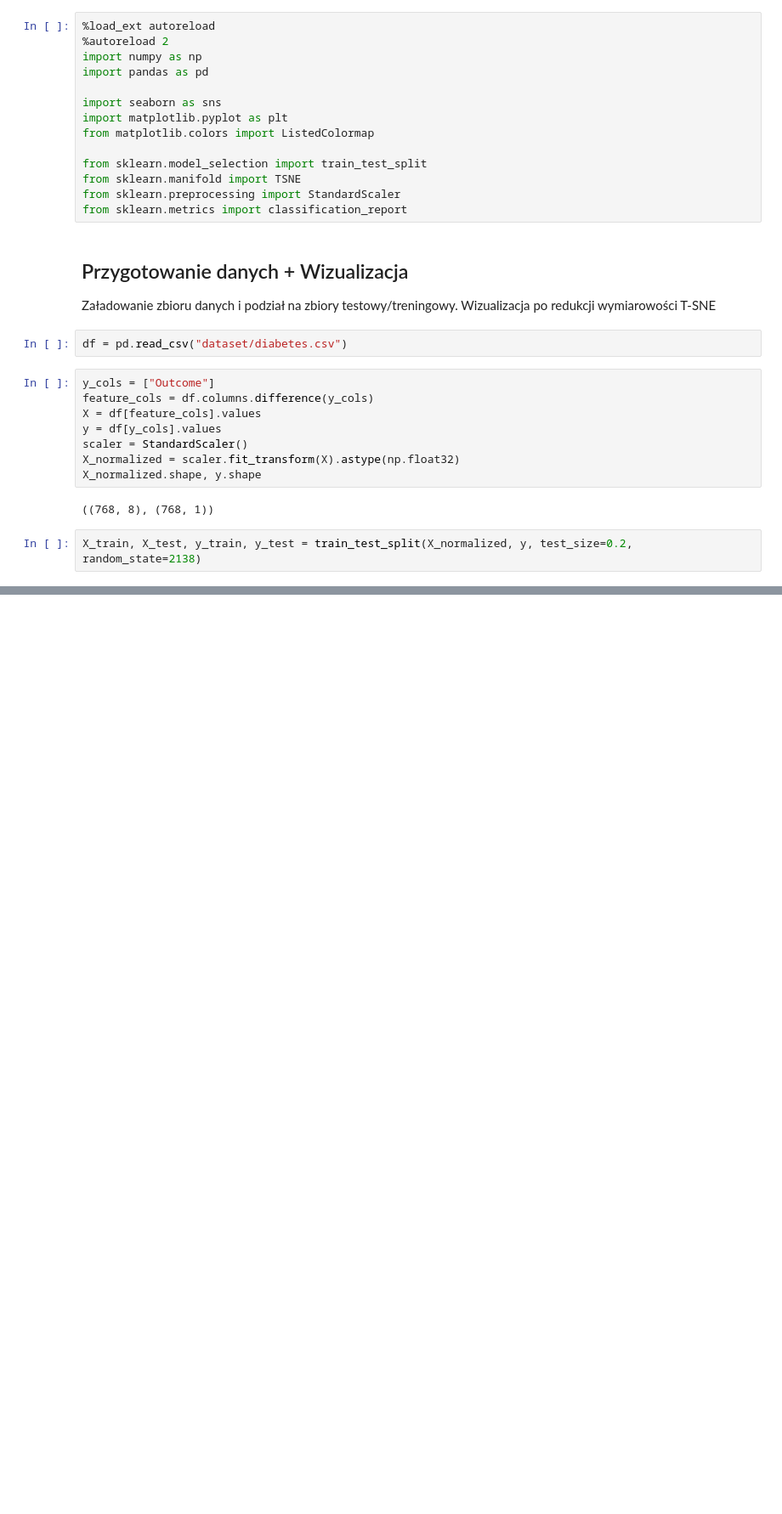
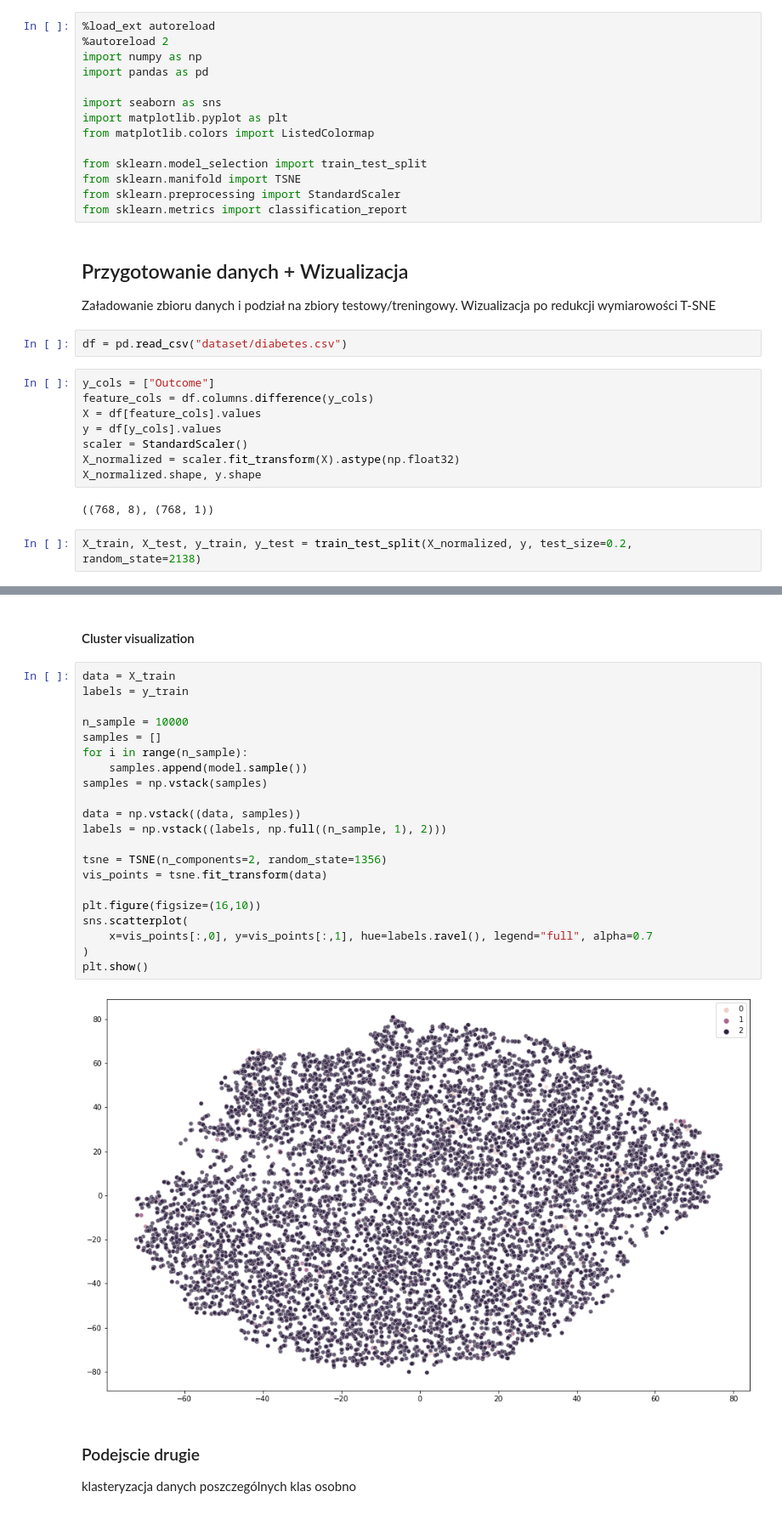
Before and after one commit to Stashq/p01-czwartek-11-Straburzynski-Raczy, a Jupyter notebook: GMM.ipynb, the cells around one changed output, grey strips where cells are left out. Shown at 85% size. Drawn from its saved outputs; the diff is of its cells as text; blank space fills up the shorter version.

```diff
--- a/GMM.ipynb
+++ b/GMM.ipynb
@@ -70,0 +100,29 @@ y_pred = np.argmax(y_pred_probs, axis=1)
+# %% [markdown]
+#### Cluster visualization
+# %%
+data = X_train
+labels = y_train
+
+n_sample = 10000
+samples = []
+for i in range(n_sample):
+    samples.append(model.sample())
+samples = np.vstack(samples)
+
+data = np.vstack((data, samples))
+labels = np.vstack((labels, np.full((n_sample, 1), 2)))
+
+tsne = TSNE(n_components=2, random_state=1356)
+vis_points = tsne.fit_transform(data)
+
+plt.figure(figsize=(16,10))
+sns.scatterplot(
+    x=vis_points[:,0], y=vis_points[:,1], hue=labels.ravel(), legend="full", alpha=0.7
+)
+plt.show()
+# %% [output]
+[figure, added]
+# %% [markdown]
+### Podejscie drugie
+
+klasteryzacja danych poszczególnych klas osobno
```
Also changed, not shown: parts of 26 cells of this notebook, 1 other file.
